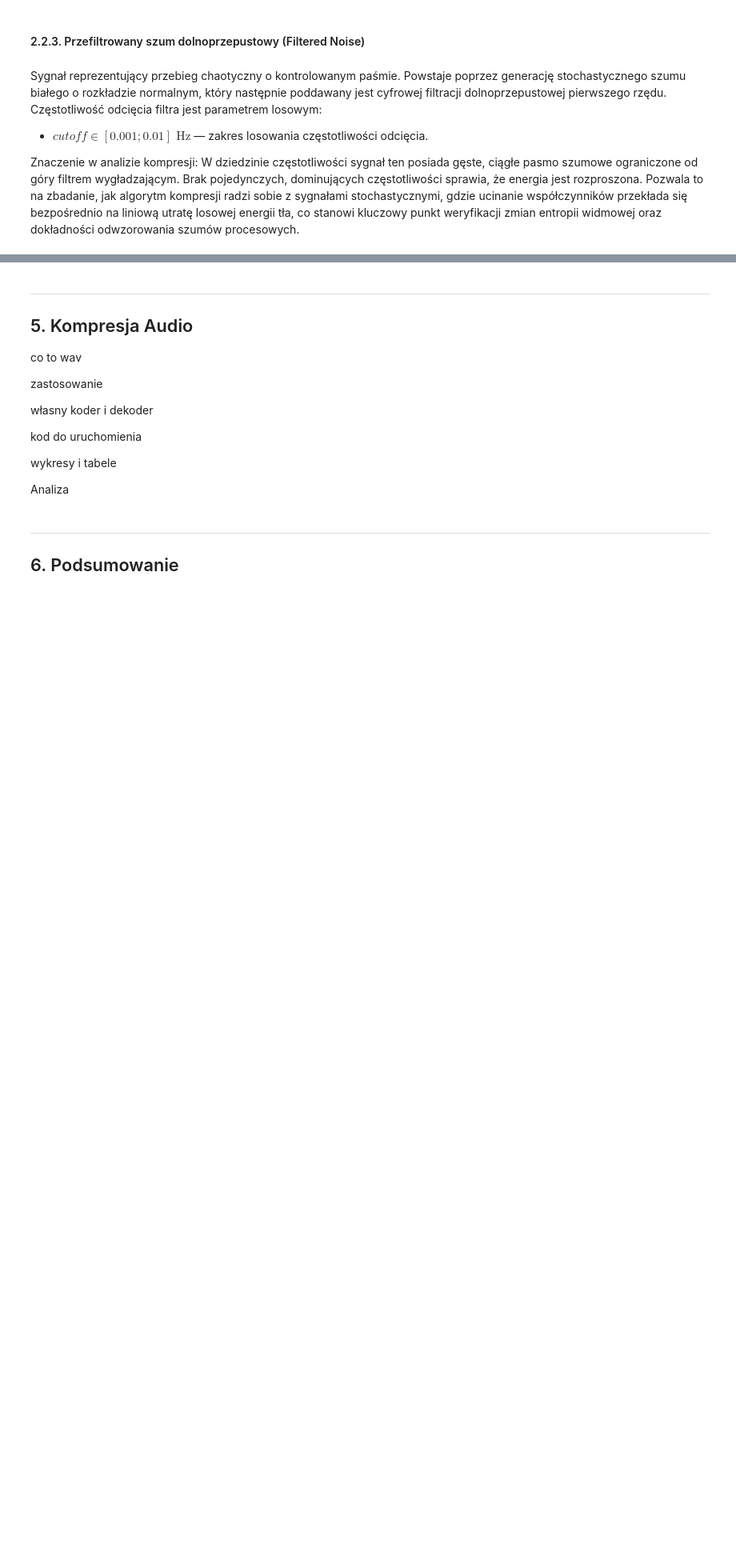
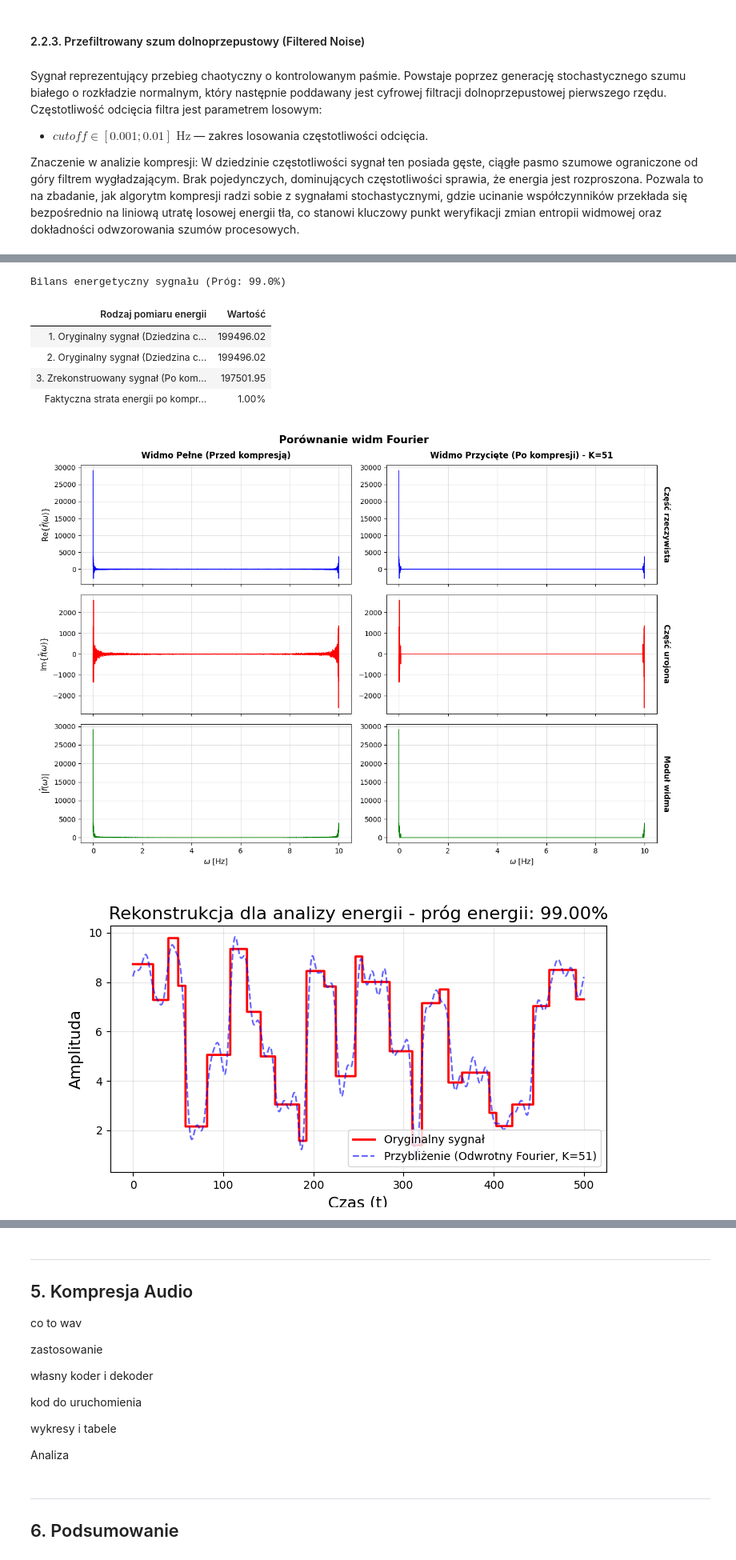
Before and after one commit to grzesiex22/Signals_1D_compression, a Jupyter notebook: main.ipynb, the cells around one changed output, grey strips where cells are left out. Shown at 80% size. Saved outputs shown, nothing was run; the diff lists cells and outputs as text; code cells hidden in the pictures; blank space fills up the shorter version.

Commit message:
Punkt 4.1 - Analiza energii

```diff
--- a/main.ipynb
+++ b/main.ipynb
@@ -128,0 +159,66 @@ kod do uruchomienia
+# %%
+%matplotlib widget
+from DatasetCreator import DatasetCreator
+from Fourier import DiscreteFourier
+from EnergyAnalyzer import EnergyAnalyzer
+from Plotter import Plotter
+from tabulate import tabulate
+from TableRenderer import ReportTableRenderer
+
+
+# Inicjalizacja generatora i pobranie sygnału Multisine
+creator = DatasetCreator(t_span=[0, 500], dt=0.1, amp_range=(1, 10), noise_level=0.1, seed=42)
+dataset = creator.create_dataset(n_aprbs=10, n_multisine=10, n_noise=10)
+
+# Wybór sygnału do analizy (można wybrać: 'aprbs', 'multisine', 'noise')
+signal_type = 'aprbs'
+signal = dataset[f'{signal_type}'][0]
+
+# Obliczenie energii w czasie do porównania z energią w dziedzinie częstotliwości
+e_time = EnergyAnalyzer.calculate_total_energy(signal.y)
+
+# ----------------------------------------------------------------------------------
+print(f"--- ANALIZA ENERGII - SYGNAŁ {signal_type.upper()} - WŁASNA FFT ---")
+
+# 1. Wyznaczenie widma autorską metodą
+fourier_engine = DiscreteFourier(signal.t, signal.y)
+omega_vec, f_omega_vec = fourier_engine.transform()
+
+# 2. Analiza rozkładu energii (próg 99.9%)
+energy_threshold = 0.99
+results_dsc = EnergyAnalyzer.analyze_energy_distribution(f_omega_vec, N=len(signal.y), threshold=energy_threshold)
+print(f"Liczba współczynników (K) dla {energy_threshold*100}% energii: {results_dsc['k_threshold']}")
+
+# 3. Kompresja - zerowanie nieistotnych składowych i rekonstrukcja sygnału
+f_trimmed = fourier_engine.trim_spectrum(f_omega_vec=f_omega_vec, k=results_dsc['k_threshold'])
+y_reconstructed = fourier_engine.inverse_transform(f_trimmed)
+
+# ----------------------------------------------------------------------------------
+
+# Obliczenie energii zrekonstruowanego sygnału do porównania z energią oryginalnego sygnału
+e_time_reconstructed = EnergyAnalyzer.calculate_total_energy(y_reconstructed)
+
+# Tabela porównująca energię w dziedzinie czasu, energię w dziedzinie częstotliwości oraz energię zrekonstruowanego sygnału po kompresji
+headers = ["Rodzaj pomiaru energii", "Wartość"]
+rows = [
+    ["1. Oryginalny sygnał (Dziedzina czasu)", f"{e_time:.2f}"],
+    ["2. Oryginalny sygnał (Dziedzina częstotliwości)", f"{results_dsc['total_energy_freq']:.2f}"],
+    [f"3. Zrekonstruowany sygnał (Po kompresji K={results_dsc['k_threshold']})", f"{e_time_reconstructed:.2f}"],
+    ["Faktyczna strata energii po kompresji", f"{(1.0 - (e_time_reconstructed / e_time)) * 100:.2f}%"]
+]
+ReportTableRenderer.render(
+    title=f"Bilans energetyczny sygnału (Próg: {energy_threshold*100}%)",
+    headers=headers,
+    rows=rows
+)
+
+# Wizualizacja porównania widm i rekonstrukcji
+Plotter.plot_fourier_comparison_widma(omega_vec, f_omega_vec, f_trimmed, K=results_dsc['k_threshold'], title="Porównanie widm Fourier")
+Plotter.plot_fourier_comparison(
+    signal.t,
+    signal.y,
+    y_reconstructed,
+    K=results_dsc['k_threshold'],
+    title=f"Rekonstrukcja dla analizy energii - próg energii: {energy_threshold*100:.2f}%"
+)
+# %% [output]
@@ -128,0 +227,8 @@ kod do uruchomienia
+Bilans energetyczny sygnału (Próg: 99.0%)
+| Rodzaj pomiaru energii | Wartość |
+| 1. Oryginalny sygnał (Dziedzina c... | 199496.02 |
+| 2. Oryginalny sygnał (Dziedzina c... | 199496.02 |
+| 3. Zrekonstruowany sygnał (Po kom... | 197501.95 |
+| Faktyczna strata energii po kompr... | 1.00% |
+[figure, added]
+[figure, added]
```
Also changed, not shown: parts of 24 cells of this notebook, 7 other files.
